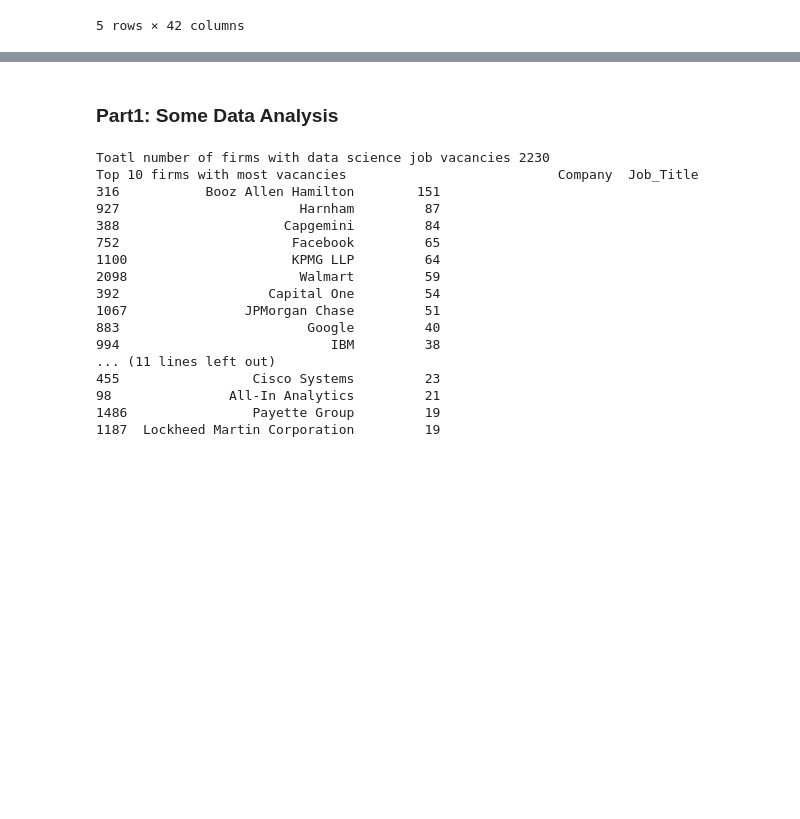
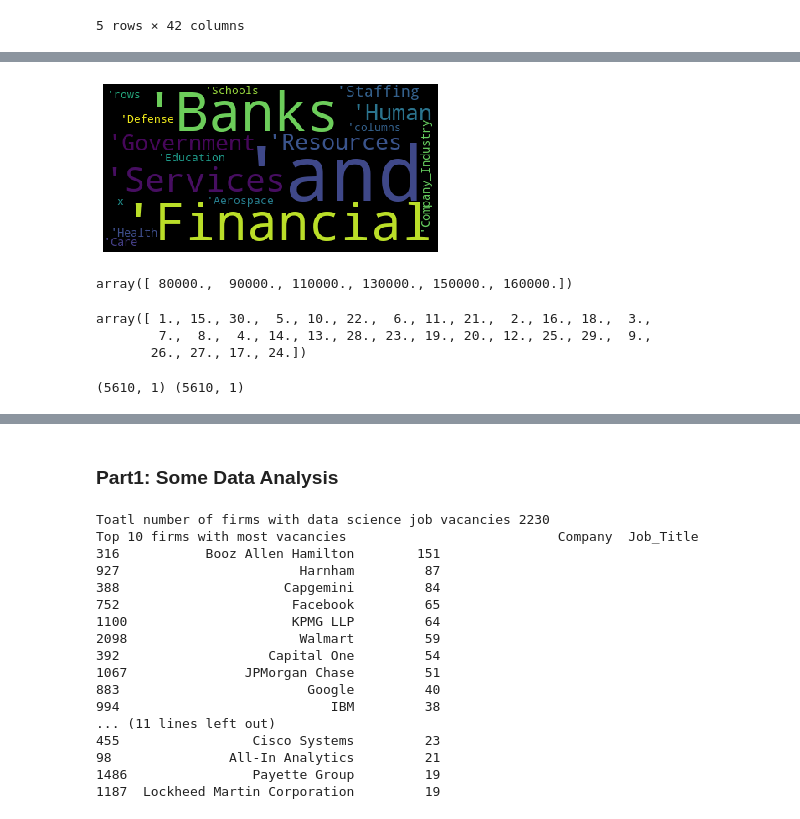
Before and after one commit to jiebai999/Data-Science-Job-Market-Final, a Jupyter notebook: Salary Prediction .ipynb, the cells around one changed output, grey strips where cells are left out. Drawn from its saved outputs; the diff is of its cells as text; code cells hidden in the pictures; blank space fills up the shorter version.

```diff
--- a/Salary Prediction .ipynb
+++ b/Salary Prediction .ipynb
@@ -69,0 +163,4 @@ dtype: object
+# %%
+tokenizer = RegexpTokenizer(r'\w+')
+tokens = tokenizer.tokenize(output)
+tokens
@@ -69,0 +262,9 @@ dtype: object
+# %%
+from wordcloud import WordCloud
+import matplotlib.pyplot as plt
+wordcloud = WordCloud().generate_from_frequencies(word_frequency)
+plt.imshow(wordcloud)
+plt.axis("off")
+plt.show()
+# %% [output]
+[figure, added]
@@ -69,0 +275,16 @@ dtype: object
+# %%
+data_clean.Queried_Salary.unique()
+# %% [output]
+array([ 80000.,  90000., 110000., 130000., 150000., 160000.])
+# %%
+data_clean.Date_Since_Posted.unique()
+# %% [output]
+array([ 1., 15., 30.,  5., 10., 22.,  6., 11., 21.,  2., 16., 18.,  3.,
+        7.,  8.,  4., 14., 13., 28., 23., 19., 20., 12., 25., 29.,  9.,
+       26., 27., 17., 24.])
+# %%
+y = data_clean["Queried_Salary"].values.reshape(-1,1)
+X = data_clean[["Date_Since_Posted"]]
+print(X.shape, y.shape)
+# %% [output]
+(5610, 1) (5610, 1)
```
Also changed, not shown: parts of 42 cells of this notebook.
